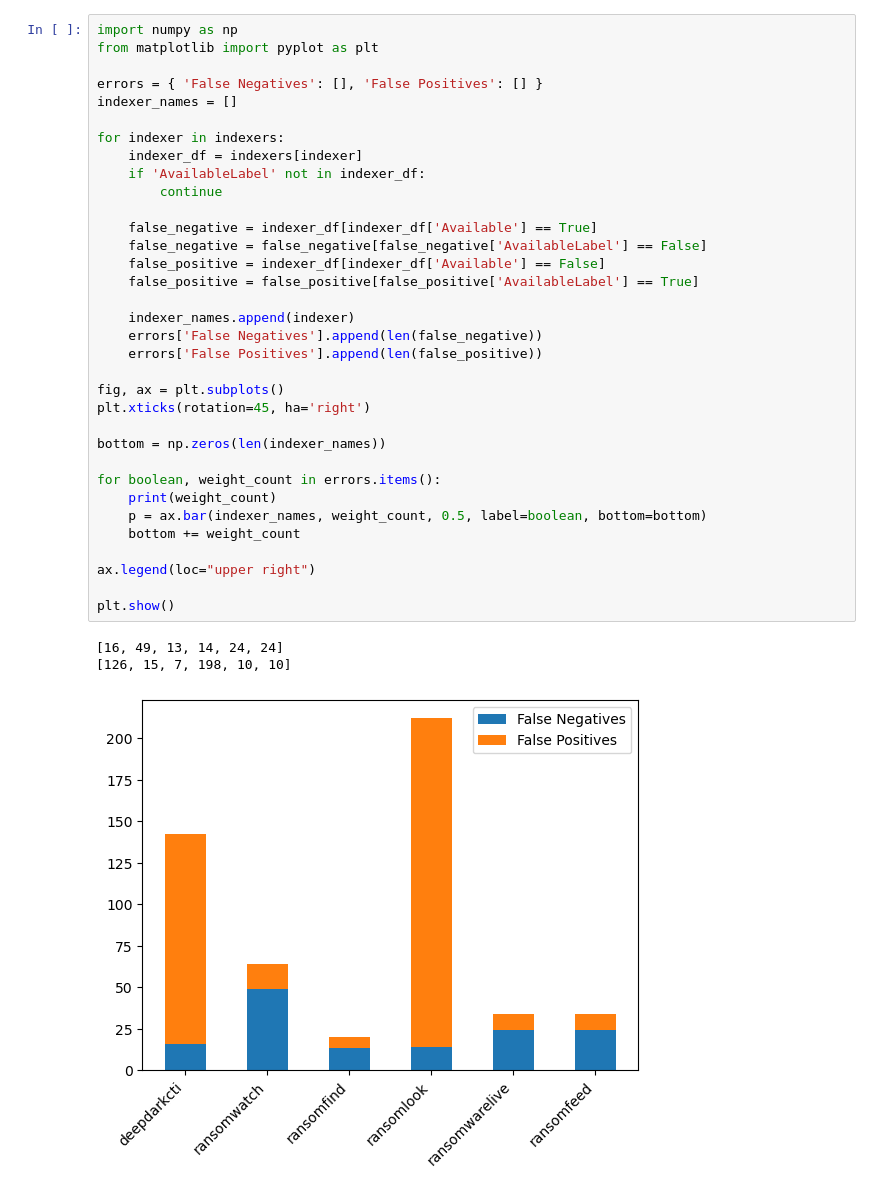
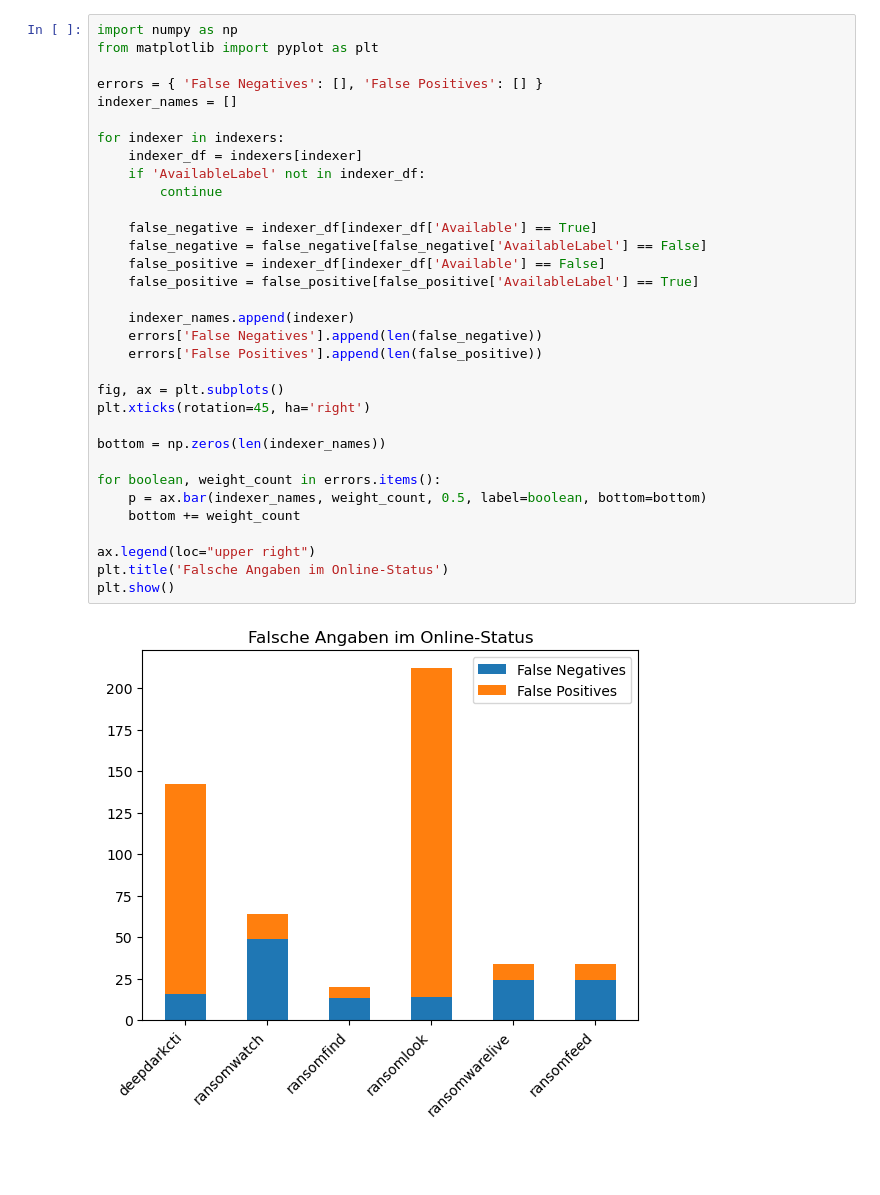
Before and after one commit to kilianfriedrich/darknet-seminar, a Jupyter notebook: leak_sites.ipynb, the cells around one changed output. Drawn from its saved outputs; the diff is of its cells as text; blank space fills up the shorter version.

```diff
--- a/leak_sites.ipynb
+++ b/leak_sites.ipynb
@@ -83,35 +111,32 @@ from matplotlib import pyplot as plt
 
 errors = { 'False Negatives': [], 'False Positives': [] }
 indexer_names = []
 
 for indexer in indexers:
     indexer_df = indexers[indexer]
     if 'AvailableLabel' not in indexer_df:
         continue
 
     false_negative = indexer_df[indexer_df['Available'] == True]
     false_negative = false_negative[false_negative['AvailableLabel'] == False]
     false_positive = indexer_df[indexer_df['Available'] == False]
     false_positive = false_positive[false_positive['AvailableLabel'] == True]
 
     indexer_names.append(indexer)
     errors['False Negatives'].append(len(false_negative))
     errors['False Positives'].append(len(false_positive))
 
 fig, ax = plt.subplots()
 plt.xticks(rotation=45, ha='right')
 
 bottom = np.zeros(len(indexer_names))
 
 for boolean, weight_count in errors.items():
-    print(weight_count)
     p = ax.bar(indexer_names, weight_count, 0.5, label=boolean, bottom=bottom)
     bottom += weight_count
 
 ax.legend(loc="upper right")
-
+plt.title('Falsche Angaben im Online-Status')
 plt.show()
 # %% [output]
-[16, 49, 13, 14, 24, 24]
-[126, 15, 7, 198, 10, 10]
-[figure, old version]
+[figure, new version]
```
Also changed, not shown: parts of 27 cells of this notebook, 4 other files.
